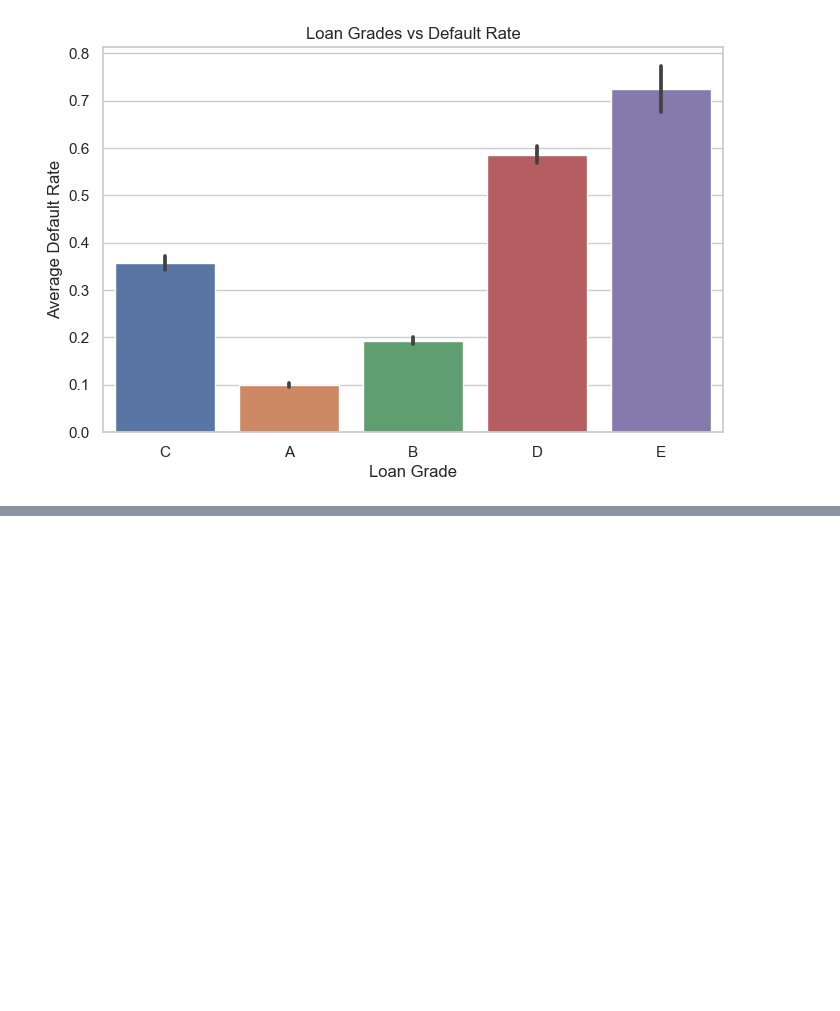
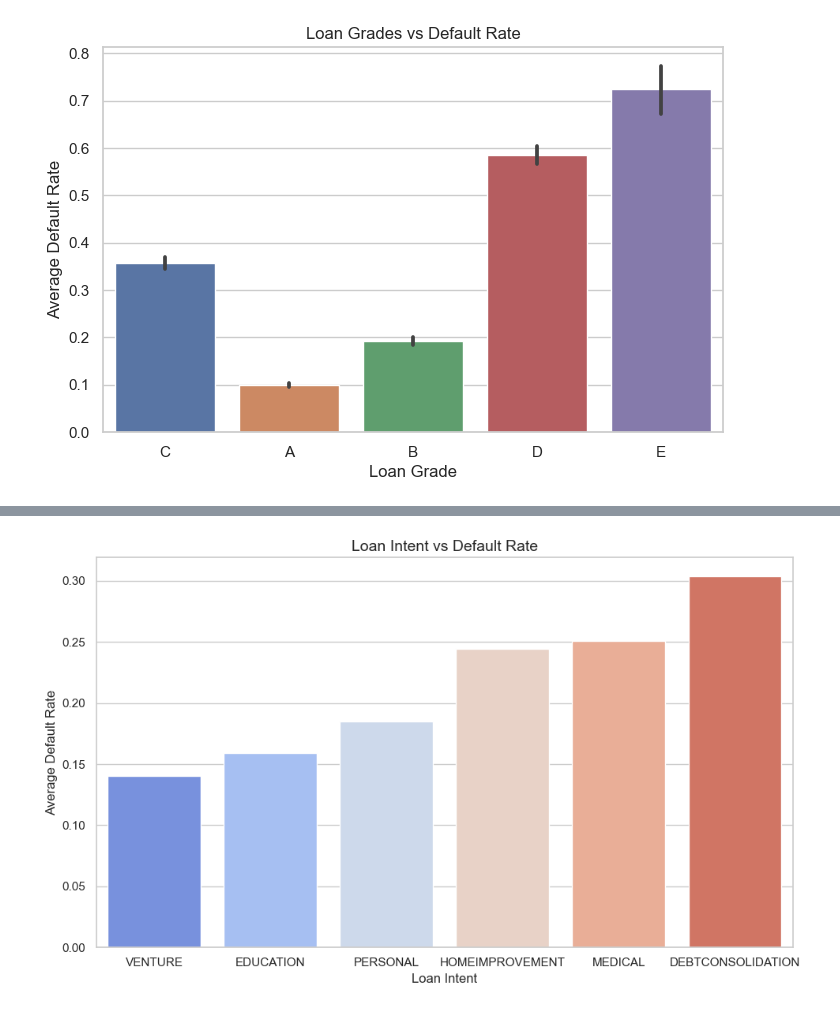
Before and after one commit to Denis060/Loan_Default_Prediction, a Jupyter notebook: notebooks/02_eda_analysis.ipynb, the cells around one changed output, grey strips where cells are left out. Cells and saved outputs as stored; diff of their text form; code cells hidden in the pictures; blank space fills up the shorter version.

```diff
--- a/notebooks/02_eda_analysis.ipynb
+++ b/notebooks/02_eda_analysis.ipynb
@@ -214,0 +228,12 @@ plt.show()
+# %%
+# 5. Loan Intent vs Default Rate
+plt.figure(figsize=(10, 6))
+intent_default = df.groupby("loan_intent")["Current_loan_status"].mean().sort_values()
+sns.barplot(x=intent_default.index, y=intent_default.values, palette="coolwarm")
+plt.title("Loan Intent vs Default Rate", fontsize=14)
+plt.xlabel("Loan Intent")
+plt.ylabel("Average Default Rate")
+plt.tight_layout()
+plt.show()
+# %% [output]
+[figure, added]
```
Also changed, not shown: parts of 2 cells of this notebook, 12 other files.
